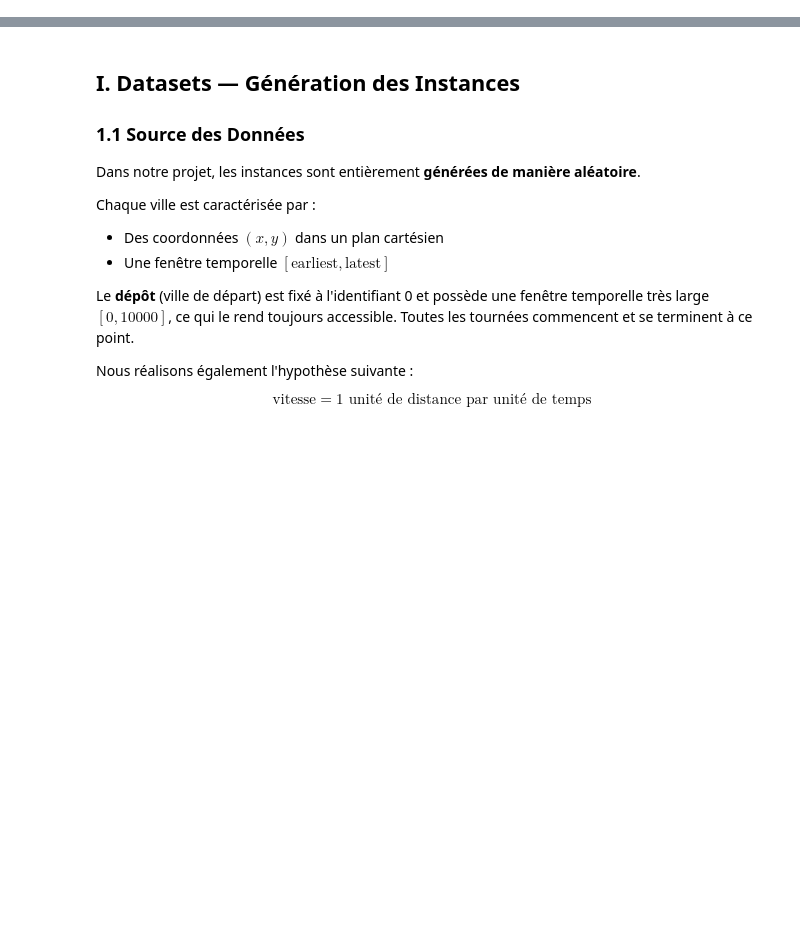
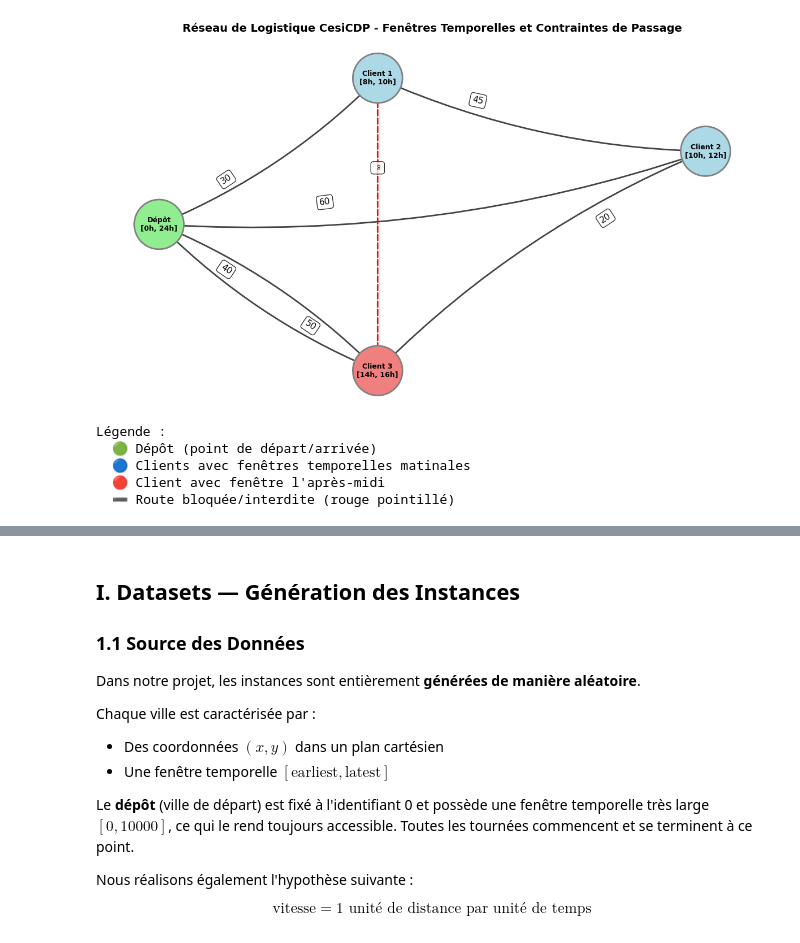
Before and after one commit to PotaaatozWRLD/RechercheOperationnelle, a Jupyter notebook: Gpei4-LivrableVF.ipynb, the cells around one changed output, grey strips where cells are left out. Drawn from its saved outputs; the diff is of its cells as text; code cells hidden in the pictures; blank space fills up the shorter version.

```diff
--- a/Gpei4-LivrableVF.ipynb
+++ b/Gpei4-LivrableVF.ipynb
@@ -6,0 +85,76 @@
+# %%
+import networkx as nx
+import matplotlib.pyplot as plt
+
+# Création d'un graphe orienté pour l'exemple
+G = nx.DiGraph()
+
+# Définition des nœuds avec positions, labels et fenêtres temporelles
+nodes = {
+    0: {"pos": (0, 0), "label": "Dépôt\n[0h, 24h]", "color": "lightgreen"},
+    1: {"pos": (2, 2), "label": "Client 1\n[8h, 10h]", "color": "lightblue"},
+    2: {"pos": (5, 1), "label": "Client 2\n[10h, 12h]", "color": "lightblue"},
+    3: {"pos": (2, -2), "label": "Client 3\n[14h, 16h]", "color": "lightcoral"},
+}
+
+for n, attr in nodes.items():
+    G.add_node(n, pos=attr["pos"], label=attr["label"], color=attr["color"])
+
+# Routes normales avec leurs coûts (temps de trajet en minutes)
+normal_edges = [
+    (0, 1, 30), (1, 2, 45), (2, 3, 20),
+    (3, 0, 50), (0, 3, 40), (0, 2, 60)
+]
+for u, v, w in normal_edges:
+    G.add_edge(u, v, weight=w)
+
+# Route bloquée (travaux) - coût infini
+blocked_edge = (1, 3)
+G.add_edge(blocked_edge[0], blocked_edge[1], weight=float('inf'))
+
+# Configuration de l'affichage
+plt.figure(figsize=(12, 7))
+pos = nx.get_node_attributes(G, 'pos')
+node_colors = [data["color"] for _, data in G.nodes(data=True)]
+
+# Dessin des nœuds
+nx.draw_networkx_nodes(G, pos, node_size=4000, node_color=node_colors, edgecolors="gray", linewidths=2)
+nx.draw_networkx_labels(G, pos, labels=nx.get_node_attributes(G, 'label'),
+                        font_size=9, font_weight="bold")
+
+# Dessin des arcs normales
+nx.draw_networkx_edges(G, pos, edgelist=normal_edges,
+                       arrowstyle='->', arrowsize=25,
+                       edge_color='#444444', width=2,
+                       connectionstyle='arc3,rad=0.1')
+
+# Dessin de la route bloquée
+nx.draw_networkx_edges(G, pos, edgelist=[blocked_edge],
+                       style='dashed', edge_color='red',
+                       arrowstyle='-|>', arrowsize=25, width=2)
+
+# Affichage des poids sur les arcs
+edge_labels = {(u, v): "∞" if d['weight'] == float('inf') else str(d['weight'])
+               for u, v, d in G.edges(data=True)}
+nx.draw_networkx_edge_labels(G, pos, edge_labels=edge_labels,
+                             label_pos=0.3, font_size=11,
+                             bbox=dict(boxstyle='round,pad=0.3', facecolor='white', alpha=0.8))
+
+plt.title("Réseau de Logistique CesiCDP - Fenêtres Temporelles et Contraintes de Passage",
+          fontsize=14, fontweight="bold", pad=20)
+plt.axis("off")
+plt.tight_layout()
+plt.show()
+
+print("Légende :")
+print("  🟢 Dépôt (point de départ/arrivée)")
+print("  🔵 Clients avec fenêtres temporelles matinales")
+print("  🔴 Client avec fenêtre l'après-midi")
+print("  ➖ Route bloquée/interdite (rouge pointillé)")
+# %% [output]
+[figure, added]
+Légende :
+  🟢 Dépôt (point de départ/arrivée)
+  🔵 Clients avec fenêtres temporelles matinales
+  🔴 Client avec fenêtre l'après-midi
+  ➖ Route bloquée/interdite (rouge pointillé)
```
Also changed, not shown: parts of 13 cells of this notebook.
